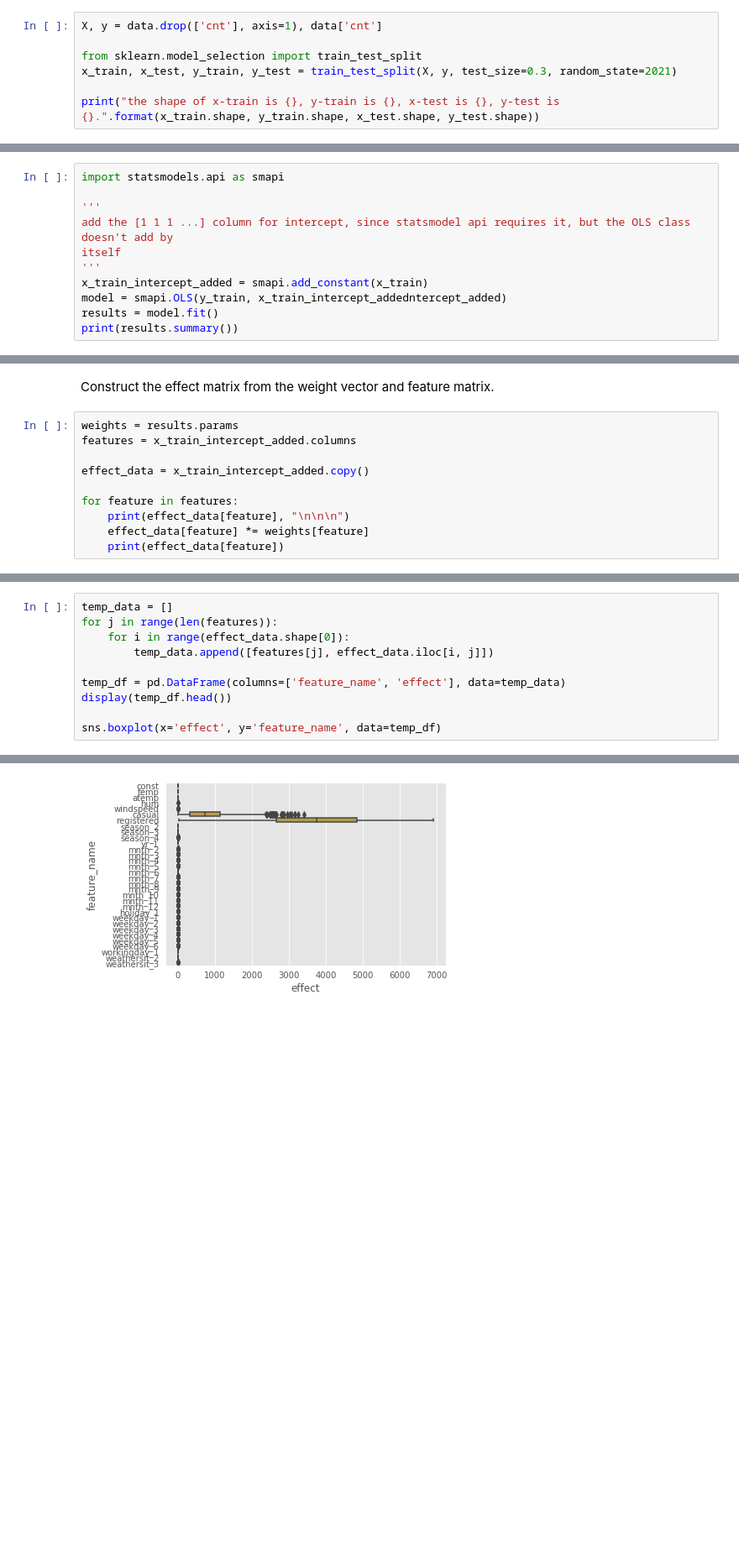
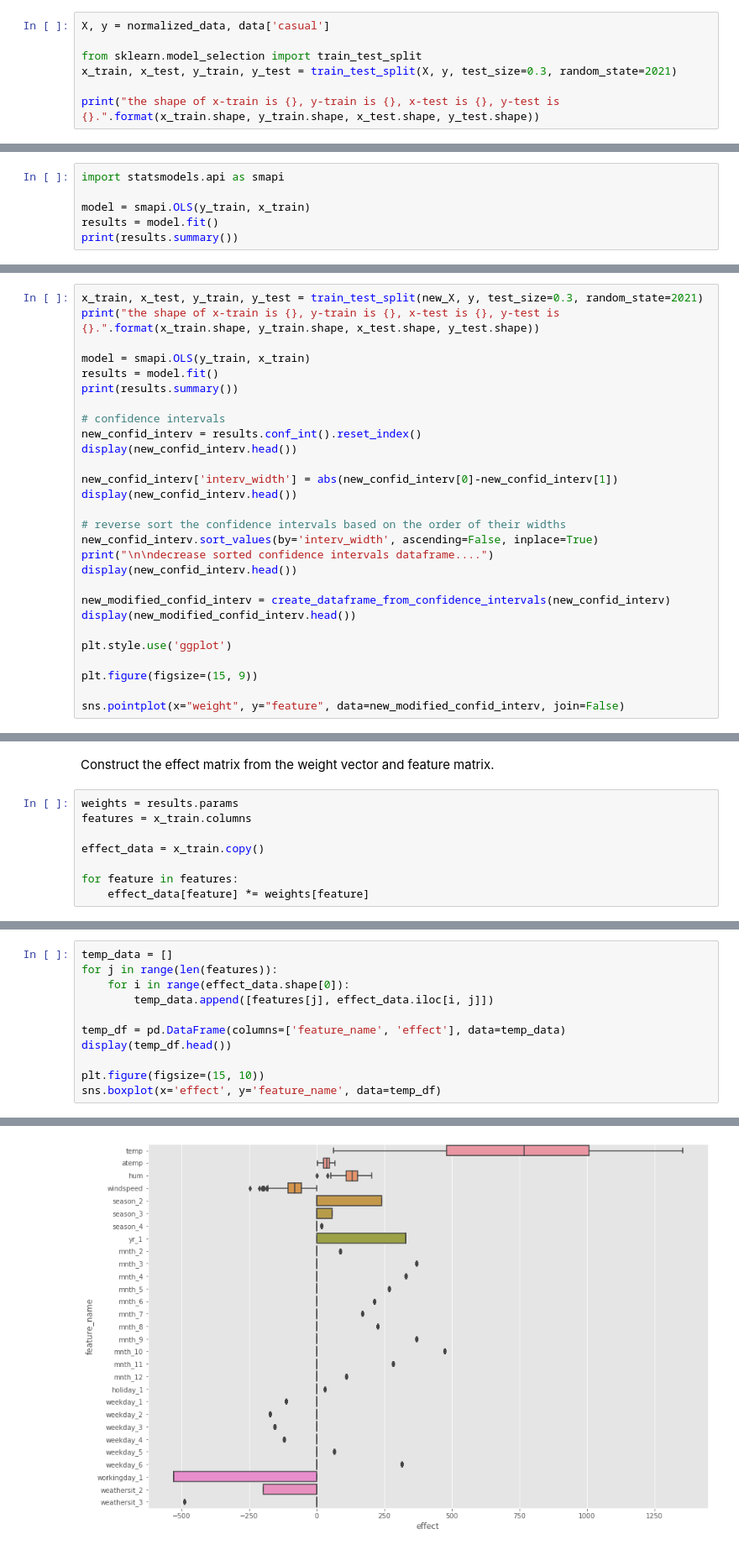
Before and after one commit to akshayDev17/Machine-Learning-Concepts, a Jupyter notebook: src/interpret-ml-models/bike_rental.ipynb, the cells around one changed output, grey strips where cells are left out. Shown: that part at 84% size. Drawn from its saved outputs; the diff is of its cells as text; blank space fills up the shorter version.

Commit message:
resolved issues with weight plots, normalized datasets and tested weight and effect plots, drew some conclusion off of weight plot, major inferences frmo weight and effect plots still remain

```diff
--- a/src/interpret-ml-models/bike_rental.ipynb
+++ b/src/interpret-ml-models/bike_rental.ipynb
@@ -155,5 +199,5 @@ Index(['temp', 'atemp', 'hum', 'windspeed', 'casual', 'registered', 'cnt',
 # %%
-X, y = data.drop(['cnt'], axis=1), data['cnt']
+X, y = normalized_data, data['casual']
 
 from sklearn.model_selection import train_test_split
 x_train, x_test, y_train, y_test = train_test_split(X, y, test_size=0.3, random_state=2021)
@@ -199,12 +243,7 @@ print(dumps(dict(zip(X.columns, lr.coef_)), indent=2))
 # %%
 import statsmodels.api as smapi
 
-'''
-add the [1 1 1 ...] column for intercept, since statsmodel api requires it, but the OLS class doesn't add by
-itself
-'''
-x_train_intercept_added = smapi.add_constant(x_train)
-model = smapi.OLS(y_train, x_train_intercept_addedntercept_added)
+model = smapi.OLS(y_train, x_train)
 results = model.fit()
 print(results.summary())
 # %% [output]
@@ -296,0 +397,28 @@ sns.pointplot(
+# %%
+x_train, x_test, y_train, y_test = train_test_split(new_X, y, test_size=0.3, random_state=2021)
+print("the shape of x-train is {}, y-train is {}, x-test is {}, y-test is {}.".format(x_train.shape, y_train.shape, x_test.shape, y_test.shape))
+
+model = smapi.OLS(y_train, x_train)
+results = model.fit()
+print(results.summary())
+
+# confidence intervals
+new_confid_interv = results.conf_int().reset_index()
+display(new_confid_interv.head())
+
+new_confid_interv['interv_width'] = abs(new_confid_interv[0]-new_confid_interv[1])
+display(new_confid_interv.head())
+
+# reverse sort the confidence intervals based on the order of their widths
+new_confid_interv.sort_values(by='interv_width', ascending=False, inplace=True)
+print("\n\ndecrease sorted confidence intervals dataframe....")
+display(new_confid_interv.head())
+
+new_modified_confid_interv = create_dataframe_from_confidence_intervals(new_confid_interv)
+display(new_modified_confid_interv.head())
+
+plt.style.use('ggplot')
+
+plt.figure(figsize=(15, 9))
+
+sns.pointplot(x="weight", y="feature", data=new_modified_confid_interv, join=False)
@@ -300,11 +473,9 @@ sns.pointplot(
 Construct the effect matrix from the weight vector and feature matrix.
 # %%
 weights = results.params
-features = x_train_intercept_added.columns
+features = x_train.columns
 
-effect_data = x_train_intercept_added.copy()
+effect_data = x_train.copy()
 
 for feature in features:
-    print(effect_data[feature], "\n\n\n")
     effect_data[feature] *= weights[feature]
-    print(effect_data[feature])
@@ -350,6 +503,7 @@ for j in range(len(features)):
 temp_df = pd.DataFrame(columns=['feature_name', 'effect'], data=temp_data)
 display(temp_df.head())
 
+plt.figure(figsize=(15, 10))
 sns.boxplot(x='effect', y='feature_name', data=temp_df)
 # %% [output]
 |  | feature_name | effect |
@@ -361,2 +515,2 @@ sns.boxplot(x='effect', y='feature_name', data=temp_df)
 <matplotlib.axes._subplots.AxesSubplot at 0x...>
-[figure, old version]
+[figure, new version]
```
Also changed, not shown: parts of 35 cells of this notebook.
